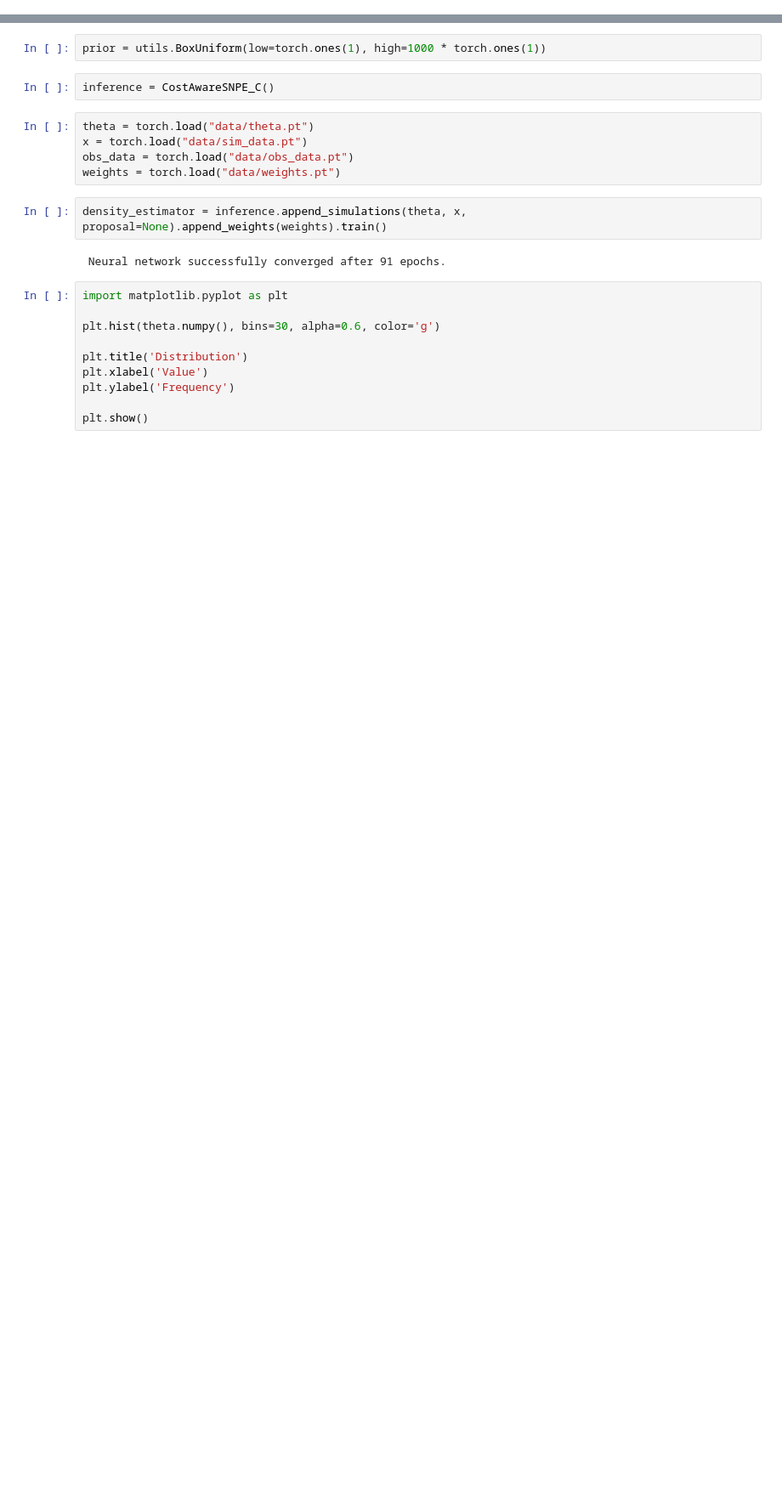
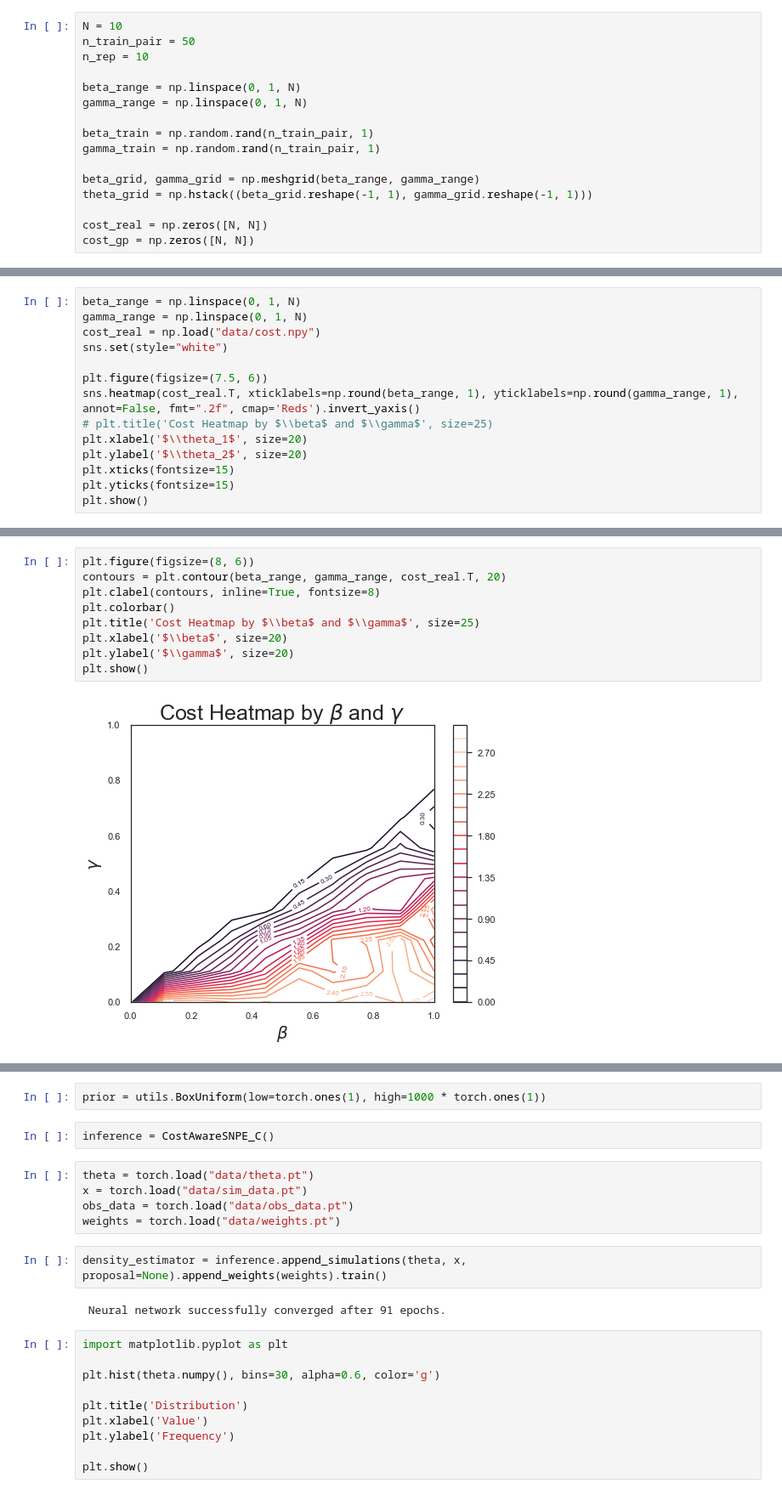
Before and after one commit to huangdaolang/cost-aware-sbi, a Jupyter notebook: cost-aware-npe.ipynb, the cells around one changed output, grey strips where cells are left out. Shown at 85% size. Drawn from its saved outputs; the diff is of its cells as text; blank space fills up the shorter version.

```diff
--- a/cost-aware-npe.ipynb
+++ b/cost-aware-npe.ipynb
@@ -13,0 +174,16 @@ The autoreload extension is already loaded. To reload it, use:
+# %%
+N = 10
+n_train_pair = 50
+n_rep = 10
+
+beta_range = np.linspace(0, 1, N)
+gamma_range = np.linspace(0, 1, N)
+
+beta_train = np.random.rand(n_train_pair, 1)
+gamma_train = np.random.rand(n_train_pair, 1)
+
+beta_grid, gamma_grid = np.meshgrid(beta_range, gamma_range)
+theta_grid = np.hstack((beta_grid.reshape(-1, 1), gamma_grid.reshape(-1, 1)))
+
+cost_real = np.zeros([N, N])
+cost_gp = np.zeros([N, N])
@@ -13,0 +250,14 @@ The autoreload extension is already loaded. To reload it, use:
+# %%
+beta_range = np.linspace(0, 1, N)
+gamma_range = np.linspace(0, 1, N)
+cost_real = np.load("data/cost.npy")
+sns.set(style="white")
+
+plt.figure(figsize=(7.5, 6))
+sns.heatmap(cost_real.T, xticklabels=np.round(beta_range, 1), yticklabels=np.round(gamma_range, 1), annot=False, fmt=".2f", cmap='Reds').invert_yaxis()
+# plt.title('Cost Heatmap by $\\beta$ and $\\gamma$', size=25)
+plt.xlabel('$\\theta_1$', size=20)
+plt.ylabel('$\\theta_2$', size=20)
+plt.xticks(fontsize=15)
+plt.yticks(fontsize=15)
+plt.show()
@@ -13,0 +268,11 @@ The autoreload extension is already loaded. To reload it, use:
+# %%
+plt.figure(figsize=(8, 6))
+contours = plt.contour(beta_range, gamma_range, cost_real.T, 20)
+plt.clabel(contours, inline=True, fontsize=8)
+plt.colorbar()
+plt.title('Cost Heatmap by $\\beta$ and $\\gamma$', size=25)
+plt.xlabel('$\\beta$', size=20)
+plt.ylabel('$\\gamma$', size=20)
+plt.show()
+# %% [output]
+[figure, added]
```
Also changed, not shown: parts of 33 cells of this notebook, 3 other files.
